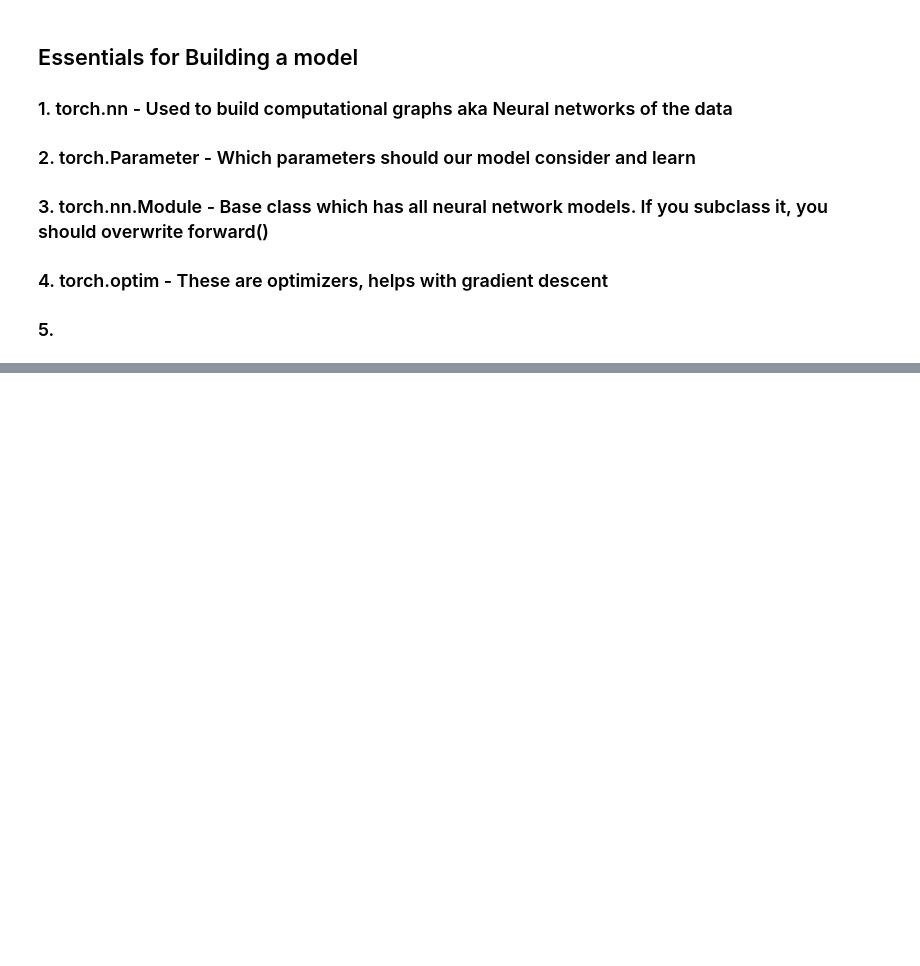
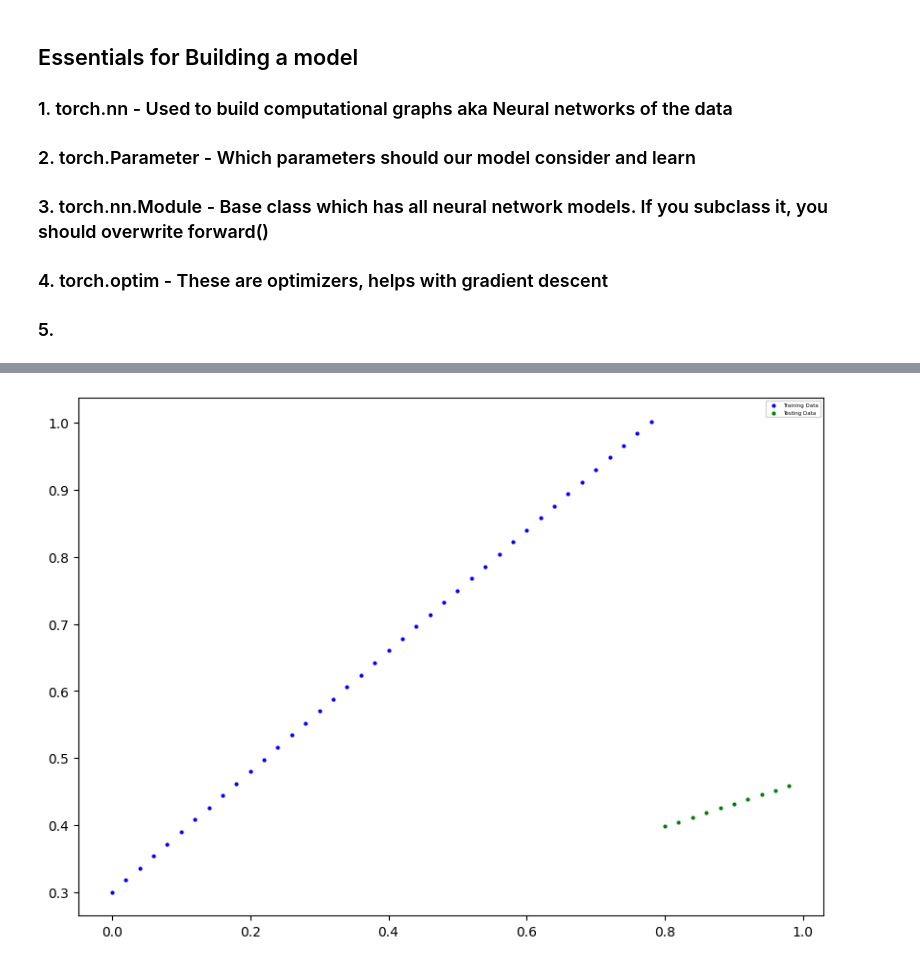
Before and after one commit to Mukuta-Manit-D/PYTORCH-MARATHON, a Jupyter notebook: 2_Getting_Ahead_With_Workflow.ipynb, the cells around one changed output, grey strips where cells are left out. Drawn from its saved outputs; the diff is of its cells as text; code cells hidden in the pictures; blank space fills up the shorter version.

Commit message:
Making predictions

```diff
--- a/2_Getting_Ahead_With_Workflow.ipynb
+++ b/2_Getting_Ahead_With_Workflow.ipynb
@@ -114,3 +114,8 @@ class LinearRegression(nn.Module):
 
   def forward(self, x: torch.Tensor) -> torch.Tensor:
     return self.weight * x + self.bias
+# %%
+torch.manual_seed(42)
+model_0 = LinearRegression()
+
+list(model_0.parameters())
@@ -124,0 +154,6 @@ class LinearRegression(nn.Module):
+# %%
+# Making predictions with torch.inference_mode()
+with torch.inference_mode():
+  y_pred = model_0(X_test)
+
+y_pred
@@ -124,0 +171,8 @@ class LinearRegression(nn.Module):
+# %%
+plot_predictions(train_data=X_train,
+                 train_label=y_train,
+                 test_data=X_test,
+                 test_label=y_pred,
+                 predictions=None)
+# %% [output]
+[figure, added]
```
Also changed, not shown: parts of 5 cells of this notebook.
